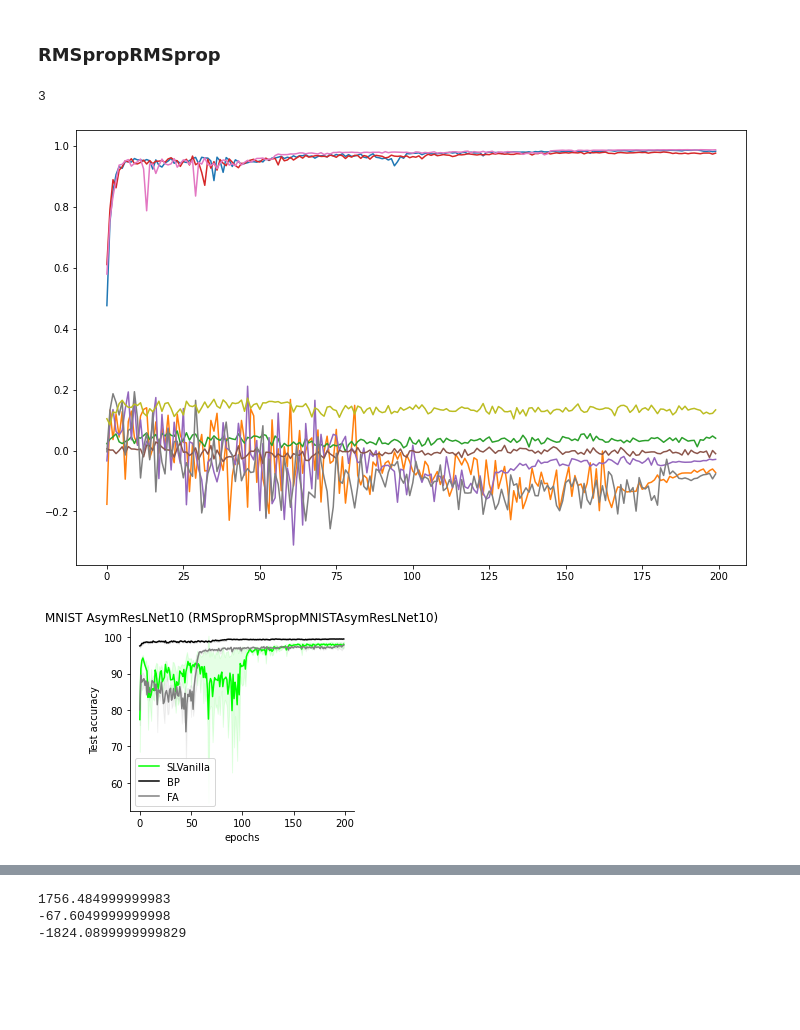
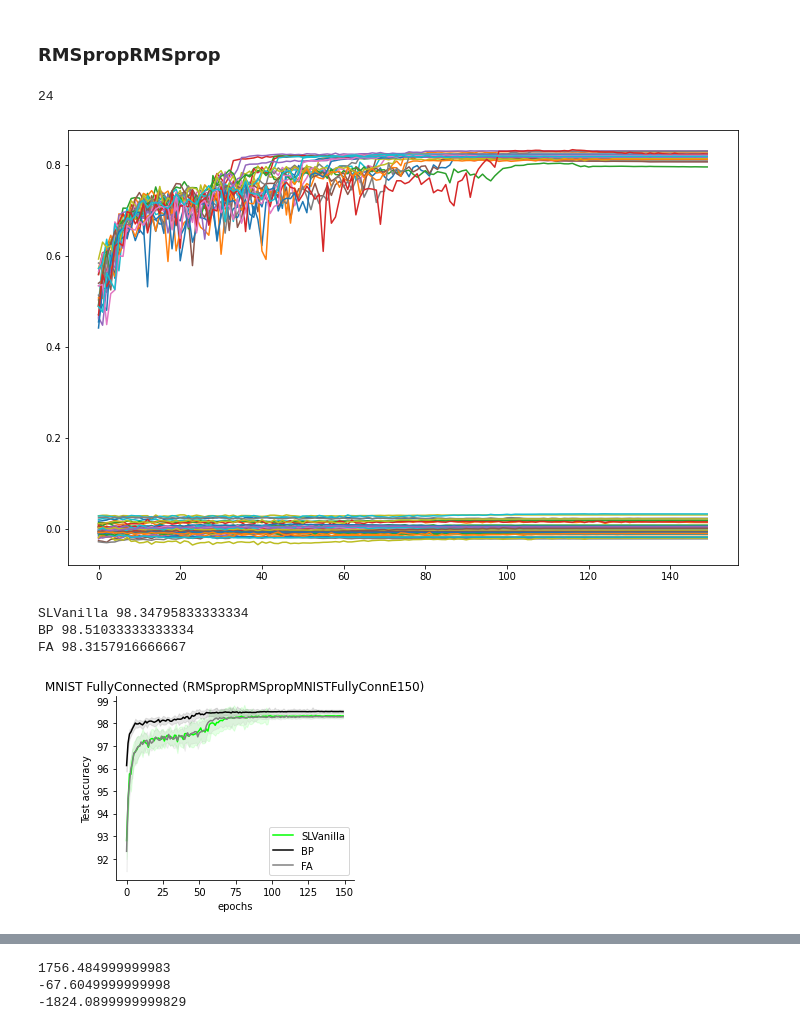
Before and after one commit to toosi/Feedback_Feedforward_Alignment, a Jupyter notebook: generate_figures_draft.ipynb, the cells around one changed output, grey strips where cells are left out. Saved outputs shown, nothing was run; the diff lists cells and outputs as text; code cells hidden in the pictures; blank space fills up the shorter version.

```diff
--- a/generate_figures_draft.ipynb
+++ b/generate_figures_draft.ipynb
@@ -46,7 +46,7 @@ all_paths = getListOfFiles(resultsdir)
 # %% [markdown]
 ### RMSpropRMSprop
 # %%
-hashname = 'RMSpropRMSpropMNISTAsymResLNet10' #'RMSpropRMSpropMNISTFullyConn' ##'RMSpropRMSpropMNISTFullyConnE150'
+hashname = 'RMSpropRMSpropMNISTFullyConnE150' #'RMSpropRMSpropMNISTAsymResLNet10' #'RMSpropRMSpropMNISTFullyConn' ##'RMSpropRMSpropMNISTFullyConnE150'
 methods = ['SLVanilla','BP', 'FA']
 colors = {'FA':'gray', 'BP':'k', 'SLVanilla':'lime'}
 
@@ -69,42 +69,44 @@ for l in Lines:
     if len(list_csv_paths) == len(methods):
         valid_runnames.append(runname)
         configs = yaml.safe_load(open(path_prefix + '/Results/Symbio/Symbio/%s/configs.yml'%runname, 'r'))
 
 print(len(valid_runnames))
 
 n_epochs = configs['epochs']
 arch =  configs['arche'][:-1]
 
 test_init = np.zeros((len(valid_runnames),n_epochs))
 test_acc_dict = {}
 test_corrd_dict = {}
 test_lossd_dict = {}
 for method in methods:
     test_acc_dict[method] = copy.deepcopy(test_init)
     test_corrd_dict[method] = copy.deepcopy(test_init)
     test_lossd_dict[method] = copy.deepcopy(test_init)
 
 for r, runname in enumerate(valid_runnames):
     configs = yaml.safe_load(open(path_prefix + '/Results/Symbio/Symbio/%s/configs.yml'%runname, 'r'))
 
     for method in methods:
         p = path_prefix + '/Results/Symbio/Symbio/%s/training_results_%s.csv'%(runname, method)
         df = pd.read_csv(p)
         label = method
         pl = ax.plot(df['test_corrd'], label=label)
         test_acc_dict[method][r] = list(df['test_acc'])
         test_corrd_dict[method][r] = list(df['test_corrd'])
         test_lossd_dict[method][r] = list(df['test_lossd'])
 # %% [output]
-3
+24
-[figure, old version]
+[figure, new version]
 # %%
 fig, ax = plt.subplots(1,1, figsize=(5,3.5))
 measure = test_acc_dict
 for method in methods:
-    ax.plot(range(n_epochs ), measure[method].mean(0), colors[method], label=method)
-    ax.fill_between(range(n_epochs ), measure[method].mean(0)-measure[method].std(0),
-                    measure[method].mean(0)+measure[method].std(0), alpha=0.1, color=colors[method])
+    ax.plot(range(n_epochs ), np.median(measure[method], 0), colors[method], label=method)
+    ax.fill_between(range(n_epochs ), np.median(measure[method], 0)-measure[method].std(0),
+                    np.median(measure[method], 0)+measure[method].std(0), alpha=0.1, color=colors[method])
+    print(method, measure[method].mean(0)[-1])
+
 ax.legend()
 ax = plt.gca()
 ax.patch.set_visible(False)
@@ -122,7 +124,10 @@ plt.tight_layout()
 fig.savefig(path_prefix + '/Results/Symbio/runswithhash/%s_test_acc_%s.png'%(hashname, arch), dpi=200)
 fig.savefig(path_prefix + '/Results/Symbio/runswithhash/%s_test_acc_%s.pdf'%(hashname, arch), dpi=200)
 # %% [output]
+SLVanilla 98.34795833333334
+BP 98.51033333333334
+FA 98.3157916666667
-[figure, old version]
+[figure, new version]
 # %%
 fig, ax = plt.subplots(1,1, figsize=(5,3.5))
 measure = test_corrd_dict
```
Also changed, not shown: parts of 2 cells of this notebook, 1 other file.
